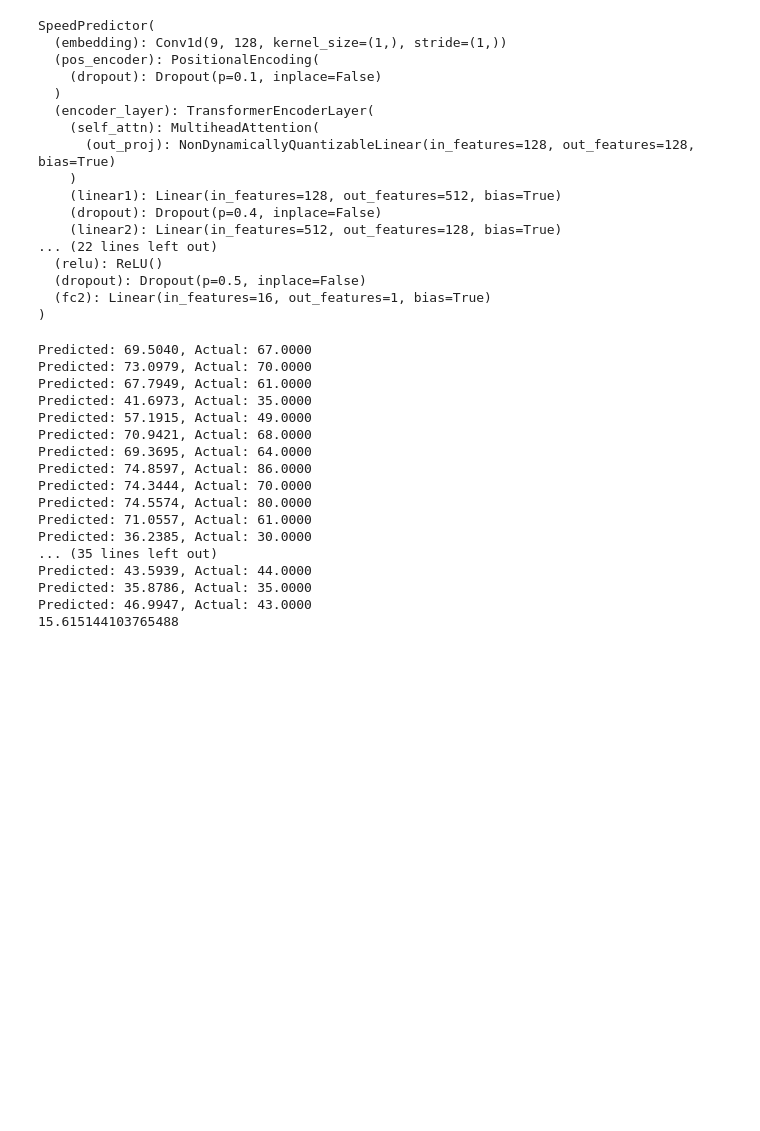
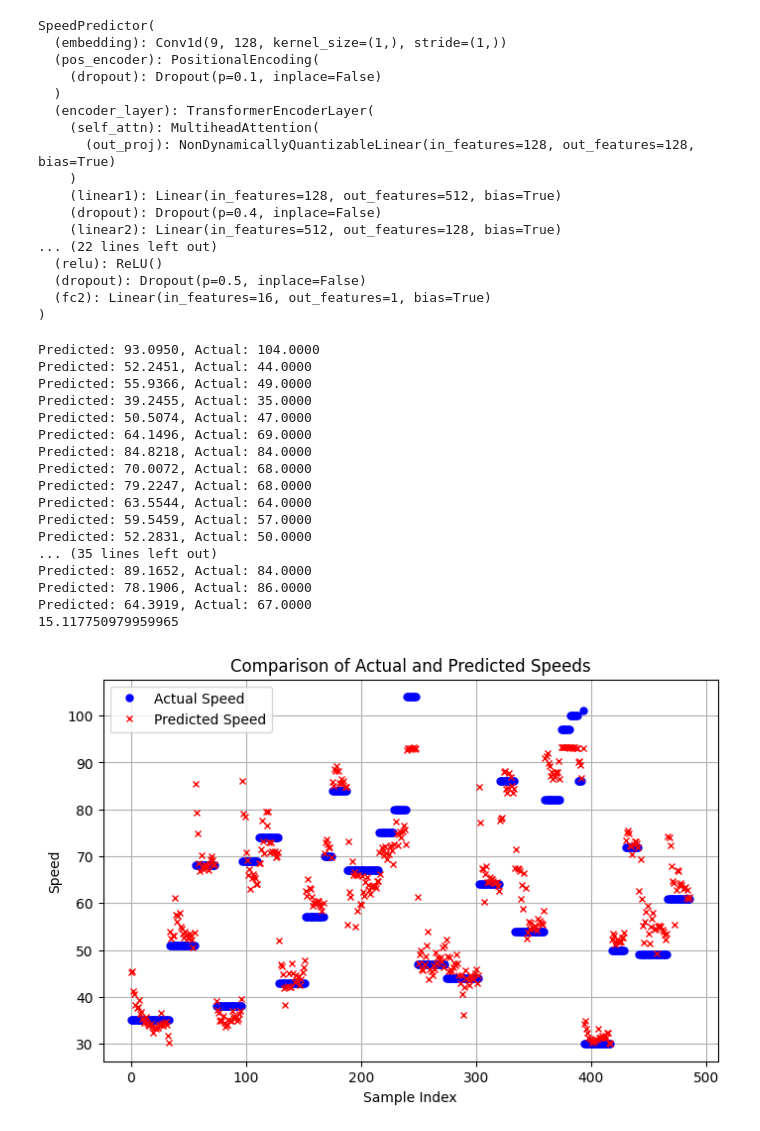
Before and after one commit to saikrishna1108/Vehicle-Speed-Estimation-Using-RNNs-and-Transformers, a Jupyter notebook: Transformers/Transformer_Regression_seq_35.ipynb, the cells around one changed output. Saved outputs shown, nothing was run; the diff lists cells and outputs as text; code cells hidden in the pictures; blank space fills up the shorter version.

```diff
--- a/Transformers/Transformer_Regression_seq_35.ipynb
+++ b/Transformers/Transformer_Regression_seq_35.ipynb
@@ -301,7 +310,13 @@ plt.show()
 torch.save(model, 'Transformer_Regression_35_seq.pth')
 # %%
 # Load the entire model
-model = torch.load('Transformer_Regression_35_seq.pth').to(device)
+import os
+import torch
+import numpy as np
+import random
+from torch.utils.data import DataLoader, Dataset
+import math
+model = torch.load('/content/drive/MyDrive/rtml/5106_Final_Project/5106_Final_Project/Transformer_Regression_35_seq.pth').to(device)
 model.eval()  # Set the model to evaluation mode
 # %% [output]
 SpeedPredictor(
@@ -362,20 +377,38 @@ def print_random_predictions(predictions, actuals, num_samples=30):
 print_random_predictions(predictions, actuals, 50)
 print(loss)
 # %% [output]
-Predicted: 69.5040, Actual: 67.0000
-Predicted: 73.0979, Actual: 70.0000
-Predicted: 67.7949, Actual: 61.0000
-Predicted: 41.6973, Actual: 35.0000
-Predicted: 57.1915, Actual: 49.0000
-Predicted: 70.9421, Actual: 68.0000
-Predicted: 69.3695, Actual: 64.0000
-Predicted: 74.8597, Actual: 86.0000
-Predicted: 74.3444, Actual: 70.0000
-Predicted: 74.5574, Actual: 80.0000
-Predicted: 71.0557, Actual: 61.0000
-Predicted: 36.2385, Actual: 30.0000
+Predicted: 93.0950, Actual: 104.0000
+Predicted: 52.2451, Actual: 44.0000
+Predicted: 55.9366, Actual: 49.0000
+Predicted: 39.2455, Actual: 35.0000
+Predicted: 50.5074, Actual: 47.0000
+Predicted: 64.1496, Actual: 69.0000
+Predicted: 84.8218, Actual: 84.0000
+Predicted: 70.0072, Actual: 68.0000
+Predicted: 79.2247, Actual: 68.0000
+Predicted: 63.5544, Actual: 64.0000
+Predicted: 59.5459, Actual: 57.0000
+Predicted: 52.2831, Actual: 50.0000
 ... (35 lines left out)
-Predicted: 43.5939, Actual: 44.0000
-Predicted: 35.8786, Actual: 35.0000
-Predicted: 46.9947, Actual: 43.0000
-15.615144103765488
+Predicted: 89.1652, Actual: 84.0000
+Predicted: 78.1906, Actual: 86.0000
+Predicted: 64.3919, Actual: 67.0000
+15.117750979959965
+# %%
+# Creating a plot with both predictions and actuals
+plt.figure(figsize=(8, 5))
+
+# Plotting actual speeds
+plt.plot(actuals, label='Actual Speed', color='blue', marker='o', linestyle='', markersize=5)
+
+# Plotting predicted speeds
+plt.plot(predictions, label='Predicted Speed', color='red', marker='x', linestyle='', markersize=5)
+
+plt.title('Comparison of Actual and Predicted Speeds')
+plt.xlabel('Sample Index')
+plt.ylabel('Speed')
+plt.legend()
+plt.grid(True)
+plt.show()
+# %% [output]
+[figure, added]
```
Also changed, not shown: parts of 4 cells of this notebook.
